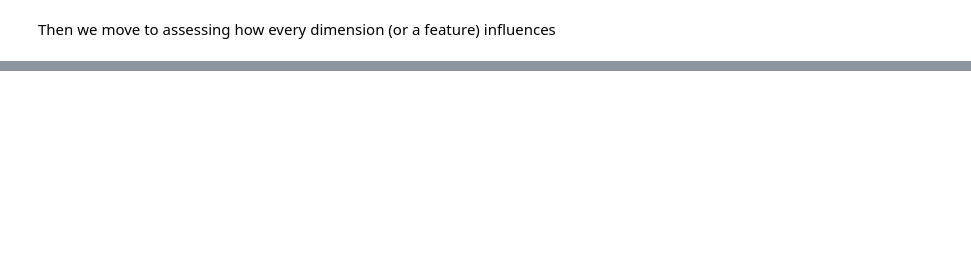
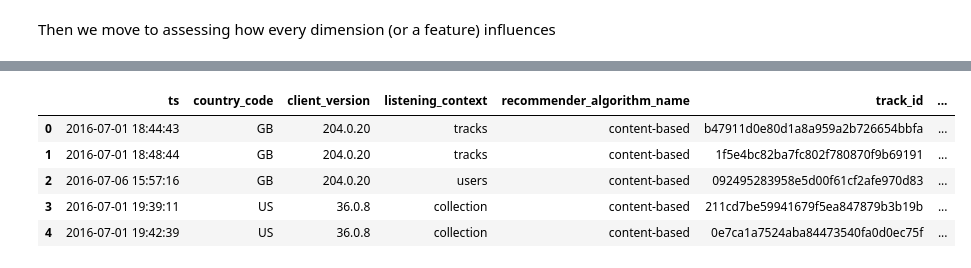
Before and after one commit to nastyh/SC, a Jupyter notebook: SC_Jupyter.ipynb, the cells around one changed output, grey strips where cells are left out. Cells and saved outputs as stored; diff of their text form; code cells hidden in the pictures; blank space fills up the shorter version.

```diff
--- a/SC_Jupyter.ipynb
+++ b/SC_Jupyter.ipynb
@@ -182,0 +244,3 @@ Then we move to assessing how every dimension (or a feature) influences
+# %%
+#renaming the added column
+result_w_age.rename(columns={ result_w_age.columns[-1]: "listener_age"}, inplace = True)
@@ -182,0 +254,15 @@ Then we move to assessing how every dimension (or a feature) influences
+# %%
+# difference between tracks' lengths and how much was listened
+result_w_diff = result_w_age.merge(result_w_age.groupby(['listener_id','track_id']).apply(lambda x: (x['listen_duration']-x['track_duration'])).to_frame(), on=['listener_id','track_id'])
+# %%
+#renaming the added column
+result_w_diff.rename(columns={ result_w_diff.columns[-1]: "for_skipped"}, inplace = True)
+# %%
+result_w_diff.head()
+# %% [output]
+|  | ts | country_code | client_version | listening_context | recommender_algorithm_name | track_id | ... |
+| 0 | 2016-07-01 18:44:43 | GB | 204.0.20 | tracks | content-based | b47911d0e80d1a8a959a2b726654bbfa | ... |
+| 1 | 2016-07-01 18:48:44 | GB | 204.0.20 | tracks | content-based | 1f5e4bc82ba7fc802f780870f9b69191 | ... |
+| 2 | 2016-07-06 15:57:16 | GB | 204.0.20 | users | content-based | 092495283958e5d00f61cf2afe970d83 | ... |
+| 3 | 2016-07-01 19:39:11 | US | 36.0.8 | collection | content-based | 211cd7be59941679f5ea847879b3b19b | ... |
+| 4 | 2016-07-01 19:42:39 | US | 36.0.8 | collection | content-based | 0e7ca1a7524aba84473540fa0d0ec75f | ... |
```
Also changed, not shown: parts of 33 cells of this notebook, 3 other files.
